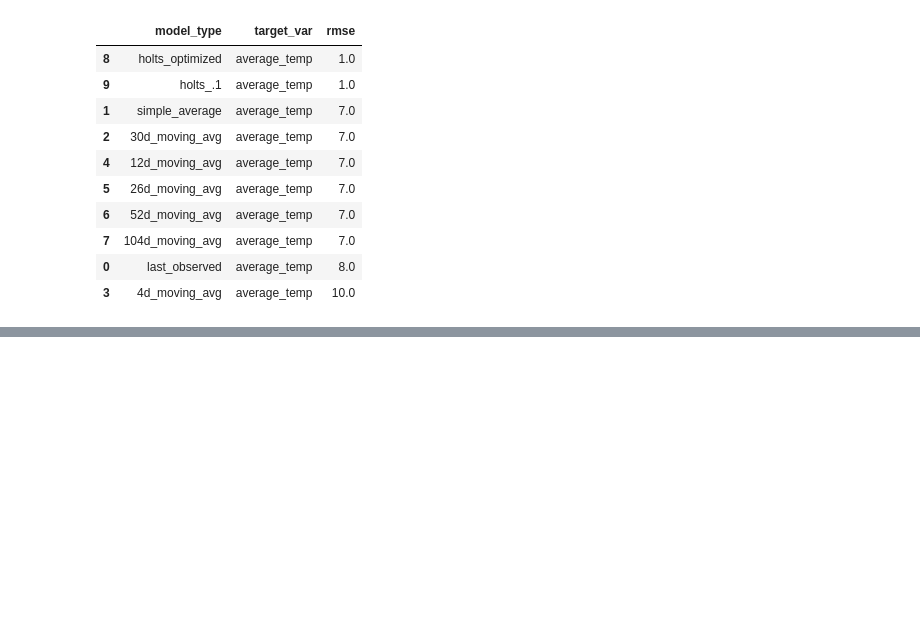
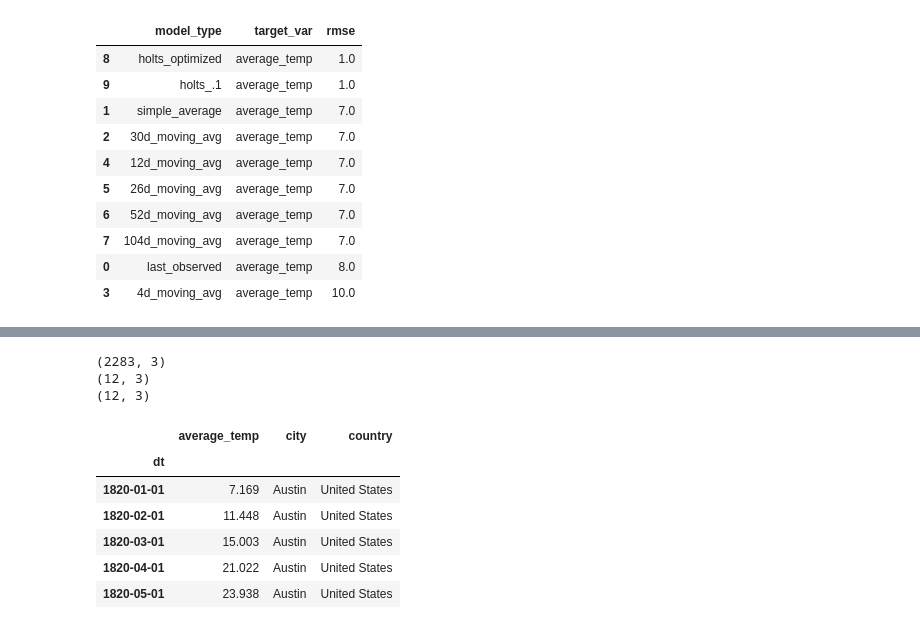
Before and after one commit to carlgriffin57/time-series-exercises, a Jupyter notebook: time-series-mini-project.ipynb, the cells around one changed output, grey strips where cells are left out. Saved outputs shown, nothing was run; the diff lists cells and outputs as text; code cells hidden in the pictures; blank space fills up the shorter version.

```diff
--- a/time-series-mini-project.ipynb
+++ b/time-series-mini-project.ipynb
@@ -506,0 +503,21 @@ eval_df.sort_values(by='rmse')
+# %%
+train = austin_df[:'2010']
+validate = austin_df['2011']
+test = austin_df['2012']
+
+print(train.shape)
+print(validate.shape)
+print(test.shape)
+
+train.head()
+# %% [output]
+(2283, 3)
+(12, 3)
+(12, 3)
+|  | average_temp | city | country |
+| dt |  |  |  |
+| 1820-01-01 | 7.169 | Austin | United States |
+| 1820-02-01 | 11.448 | Austin | United States |
+| 1820-03-01 | 15.003 | Austin | United States |
+| 1820-04-01 | 21.022 | Austin | United States |
+| 1820-05-01 | 23.938 | Austin | United States |
```
Also changed, not shown: parts of 29 cells of this notebook.
